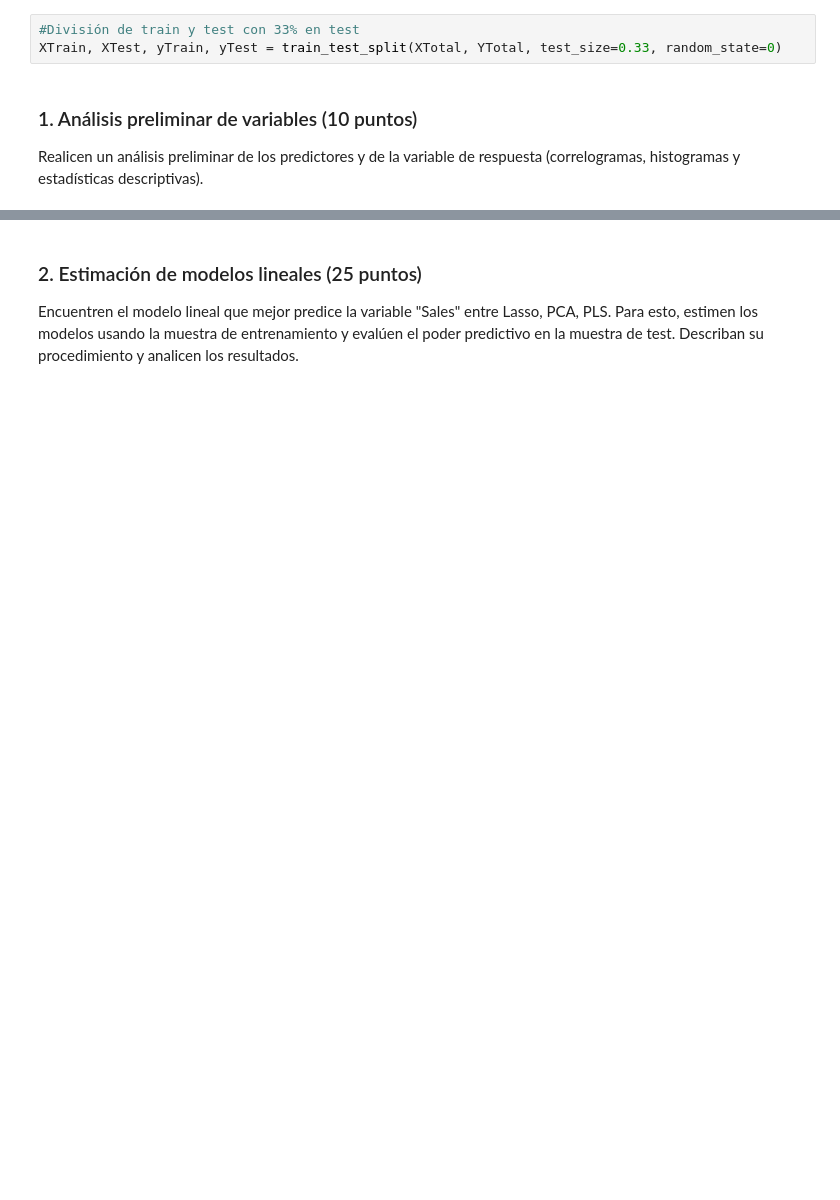
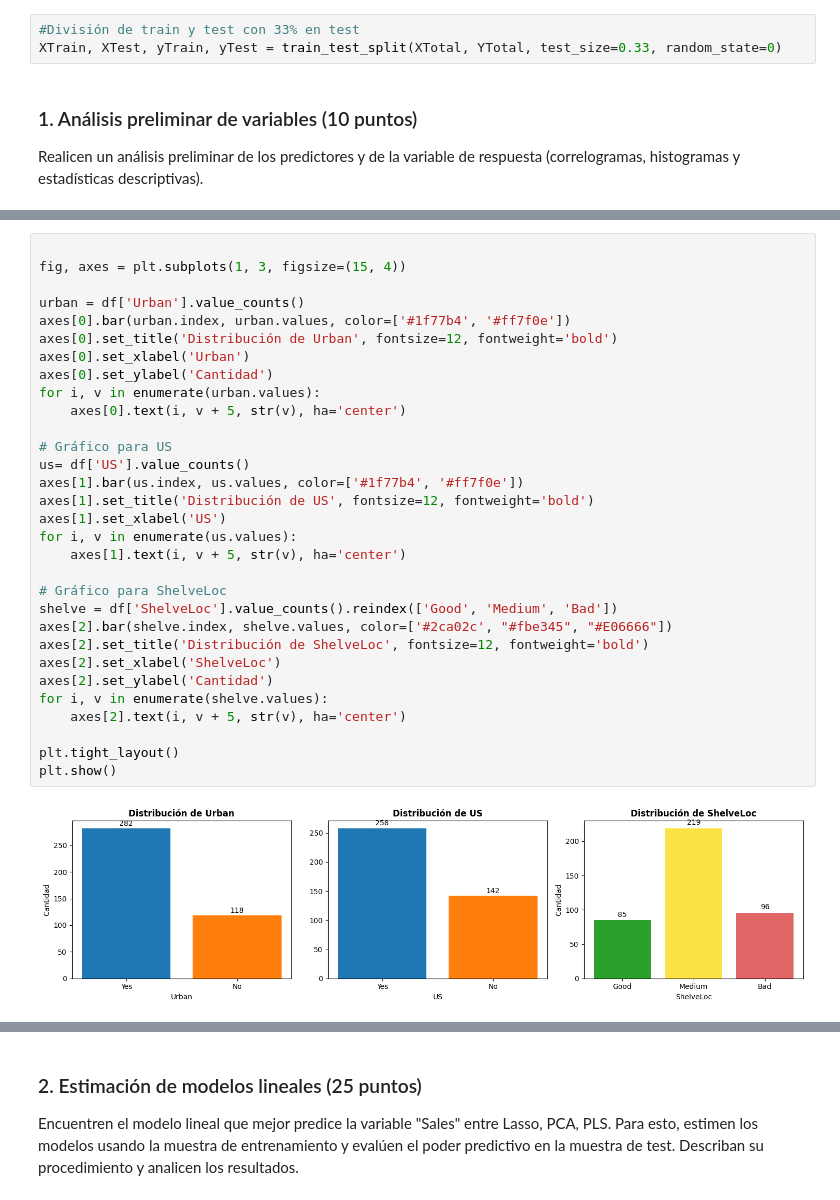
Before and after one commit to Marcocruz88/Caso-implementaci-n-de-modelos-no-lineales-aditivos, a Jupyter notebook: Caso implementación de modelos no lineales aditivos en un problema de regresión.ipynb, the cells around one changed output, grey strips where cells are left out. Cells and saved outputs as stored; diff of their text form; blank space fills up the shorter version.

```diff
--- a/Caso implementación de modelos no lineales aditivos en un problema de regresión.ipynb
+++ b/Caso implementación de modelos no lineales aditivos en un problema de regresión.ipynb
@@ -98,0 +162,33 @@ Realicen un análisis preliminar de los predictores y de la variable de respuest
+# %%
+
+fig, axes = plt.subplots(1, 3, figsize=(15, 4))
+
+urban = df['Urban'].value_counts()
+axes[0].bar(urban.index, urban.values, color=['#1f77b4', '#ff7f0e'])
+axes[0].set_title('Distribución de Urban', fontsize=12, fontweight='bold')
+axes[0].set_xlabel('Urban')
+axes[0].set_ylabel('Cantidad')
+for i, v in enumerate(urban.values):
+    axes[0].text(i, v + 5, str(v), ha='center')
+
+# Gráfico para US
+us= df['US'].value_counts()
+axes[1].bar(us.index, us.values, color=['#1f77b4', '#ff7f0e'])
+axes[1].set_title('Distribución de US', fontsize=12, fontweight='bold')
+axes[1].set_xlabel('US')
+for i, v in enumerate(us.values):
+    axes[1].text(i, v + 5, str(v), ha='center')
+
+# Gráfico para ShelveLoc
+shelve = df['ShelveLoc'].value_counts().reindex(['Good', 'Medium', 'Bad'])
+axes[2].bar(shelve.index, shelve.values, color=['#2ca02c', "#fbe345", "#E06666"])
+axes[2].set_title('Distribución de ShelveLoc', fontsize=12, fontweight='bold')
+axes[2].set_xlabel('ShelveLoc')
+axes[2].set_ylabel('Cantidad')
+for i, v in enumerate(shelve.values):
+    axes[2].text(i, v + 5, str(v), ha='center')
+
+plt.tight_layout()
+plt.show()
+# %% [output]
+[figure, added]
```
Also changed, not shown: parts of 12 cells of this notebook.
